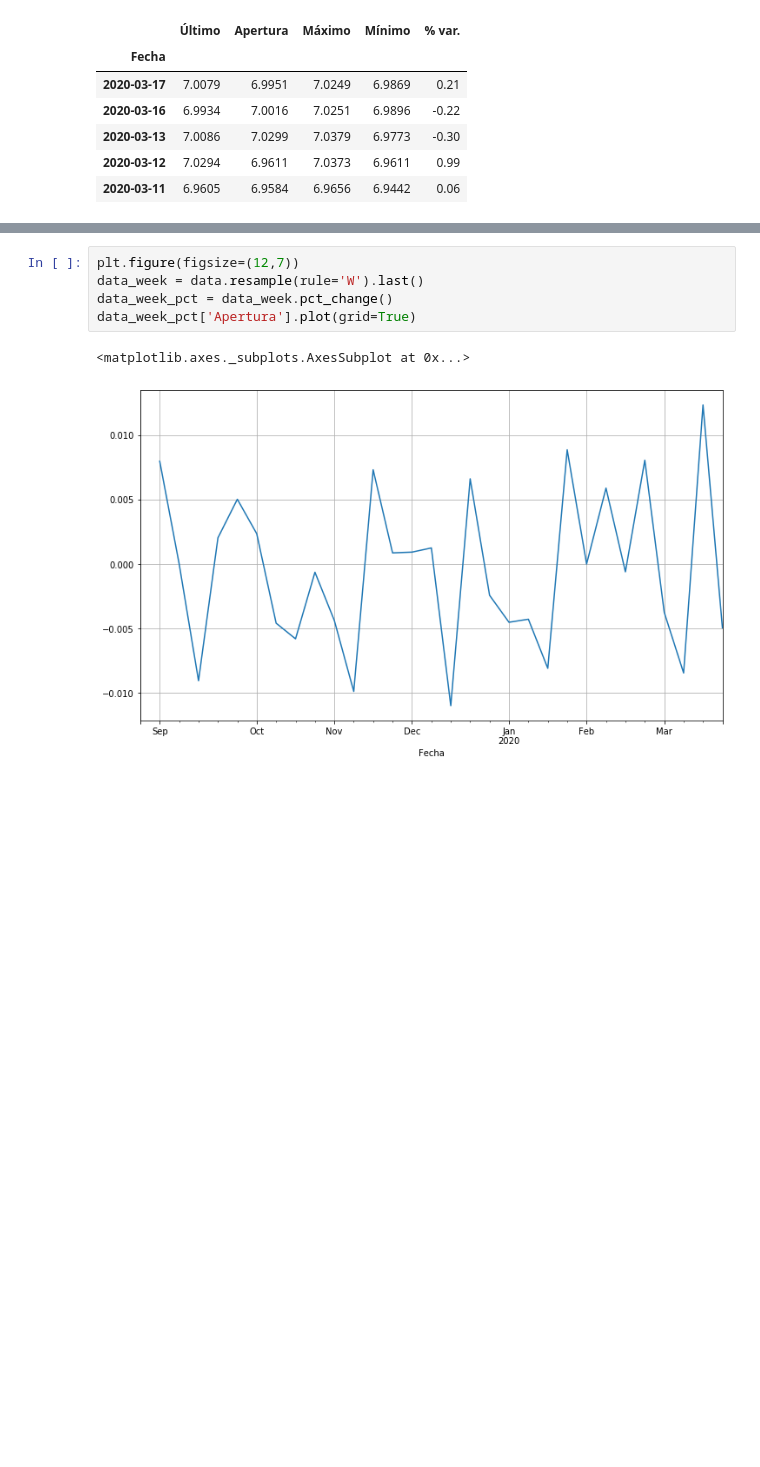
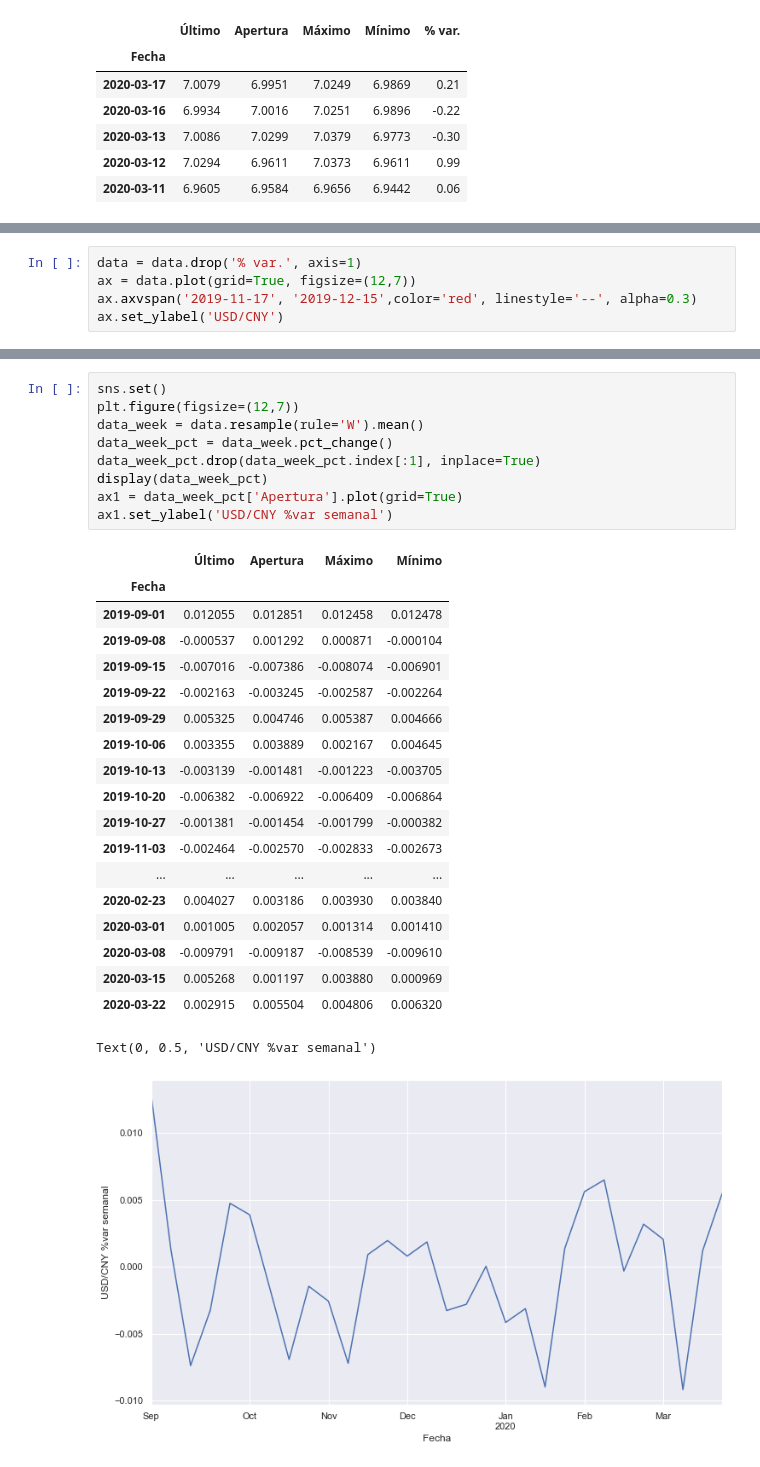
Before and after one commit to Cpicon/forecating_USD_CNY_Coronavirus, a Jupyter notebook: USD_CNY_analisys.ipynb, the cells around one changed output, grey strips where cells are left out. Saved outputs shown, nothing was run; the diff lists cells and outputs as text; blank space fills up the shorter version.

```diff
--- a/USD_CNY_analisys.ipynb
+++ b/USD_CNY_analisys.ipynb
@@ -37,0 +53,5 @@ data['2019-11-17':]['Apertura'].plot(grid=True)
+# %%
+data = data.drop('% var.', axis=1)
+ax = data.plot(grid=True, figsize=(12,7))
+ax.axvspan('2019-11-17', '2019-12-15',color='red', linestyle='--', alpha=0.3)
+ax.set_ylabel('USD/CNY')
@@ -38,8 +145,30 @@ data['2019-11-17':]['Apertura'].plot(grid=True)
 # %%
+sns.set()
 plt.figure(figsize=(12,7))
-data_week = data.resample(rule='W').last()
+data_week = data.resample(rule='W').mean()
 data_week_pct = data_week.pct_change()
-data_week_pct['Apertura'].plot(grid=True)
+data_week_pct.drop(data_week_pct.index[:1], inplace=True)
+display(data_week_pct)
+ax1 = data_week_pct['Apertura'].plot(grid=True)
+ax1.set_ylabel('USD/CNY %var semanal')
 # %% [output]
+|  | Último | Apertura | Máximo | Mínimo |
+| Fecha |  |  |  |  |
+| 2019-09-01 | 0.012055 | 0.012851 | 0.012458 | 0.012478 |
+| 2019-09-08 | -0.000537 | 0.001292 | 0.000871 | -0.000104 |
+| 2019-09-15 | -0.007016 | -0.007386 | -0.008074 | -0.006901 |
+| 2019-09-22 | -0.002163 | -0.003245 | -0.002587 | -0.002264 |
+| 2019-09-29 | 0.005325 | 0.004746 | 0.005387 | 0.004666 |
+| 2019-10-06 | 0.003355 | 0.003889 | 0.002167 | 0.004645 |
+| 2019-10-13 | -0.003139 | -0.001481 | -0.001223 | -0.003705 |
+| 2019-10-20 | -0.006382 | -0.006922 | -0.006409 | -0.006864 |
+| 2019-10-27 | -0.001381 | -0.001454 | -0.001799 | -0.000382 |
+| 2019-11-03 | -0.002464 | -0.002570 | -0.002833 | -0.002673 |
+| ... | ... | ... | ... | ... |
+| 2020-02-23 | 0.004027 | 0.003186 | 0.003930 | 0.003840 |
+| 2020-03-01 | 0.001005 | 0.002057 | 0.001314 | 0.001410 |
+| 2020-03-08 | -0.009791 | -0.009187 | -0.008539 | -0.009610 |
+| 2020-03-15 | 0.005268 | 0.001197 | 0.003880 | 0.000969 |
+| 2020-03-22 | 0.002915 | 0.005504 | 0.004806 | 0.006320 |
-<matplotlib.axes._subplots.AxesSubplot at 0x...>
+Text(0, 0.5, 'USD/CNY %var semanal')
-[figure, old version]
+[figure, new version]
```
Also changed, not shown: parts of 34 cells of this notebook, 1 other file.
